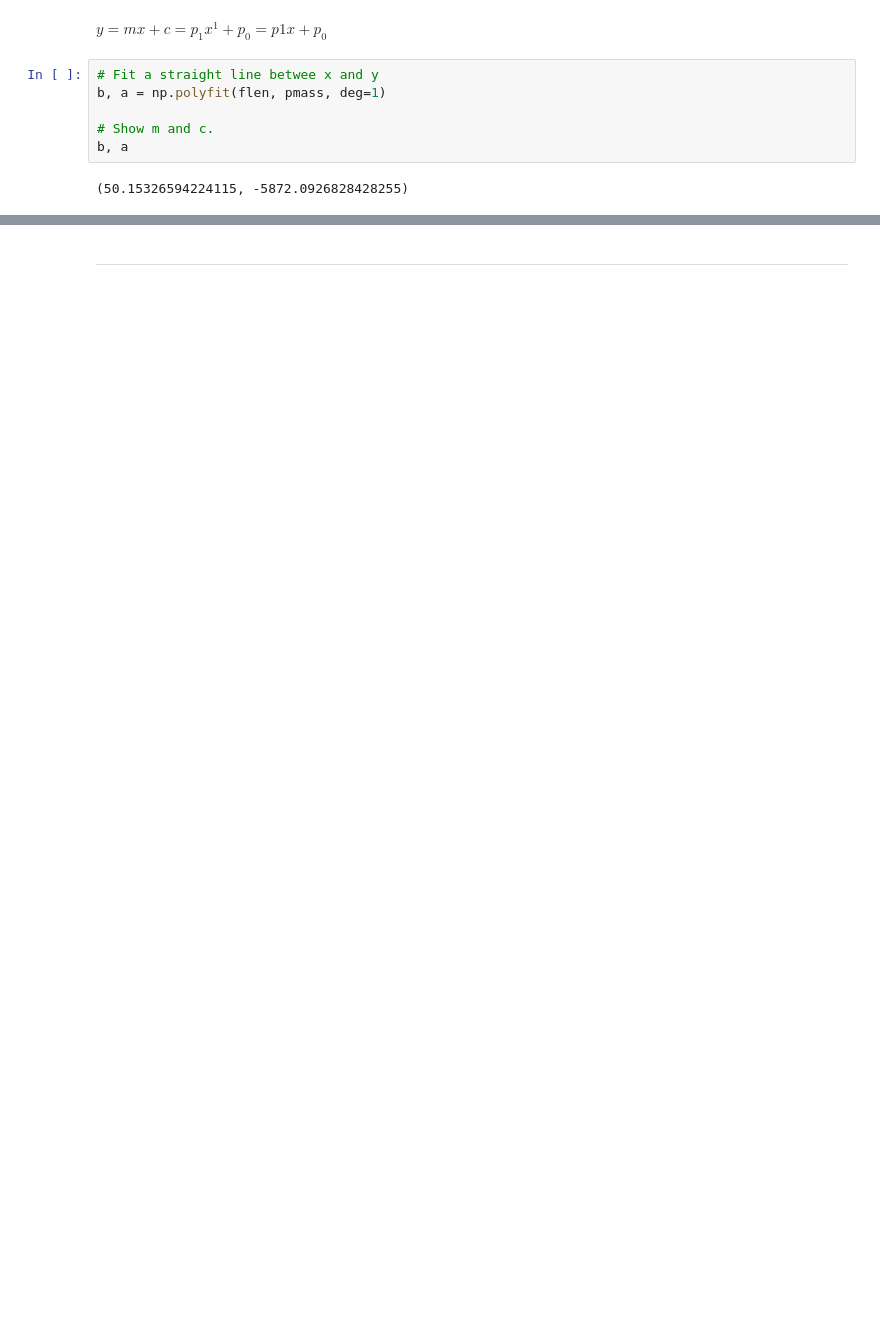
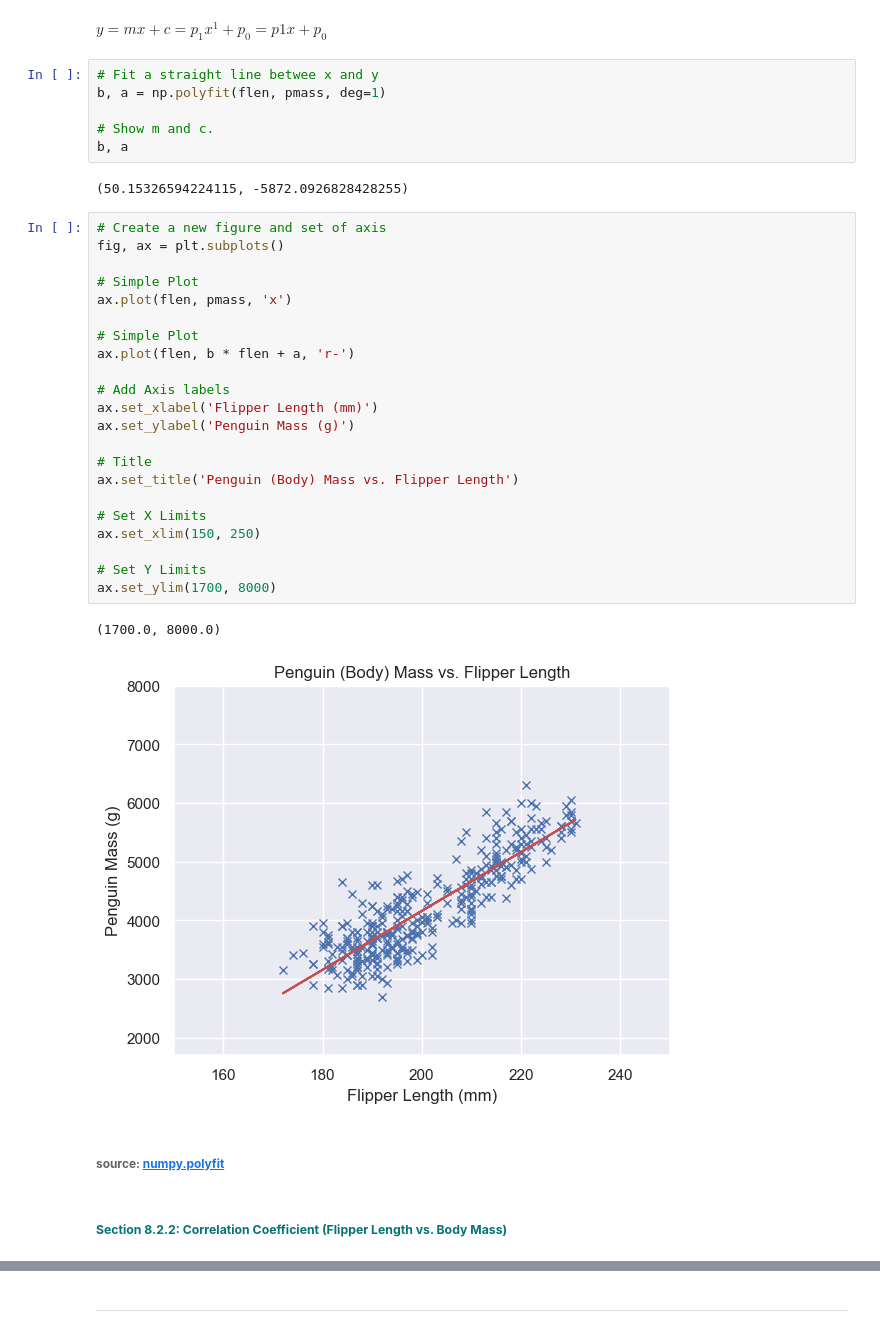
Before and after one commit to galto4/mywork, a Jupyter notebook: penguins.ipynb, the cells around one changed output, grey strips where cells are left out. Cells and saved outputs as stored; diff of their text form; blank space fills up the shorter version.

```diff
--- a/penguins.ipynb
+++ b/penguins.ipynb
@@ -470,3 +522,32 @@ b, a = np.polyfit(flen, pmass, deg=1)
 b, a
 # %% [output]
 (50.15326594224115, -5872.0926828428255)
+# %%
+# Create a new figure and set of axis
+fig, ax = plt.subplots()
+
+# Simple Plot
+ax.plot(flen, pmass, 'x')
+
+# Simple Plot
+ax.plot(flen, b * flen + a, 'r-')
+
+# Add Axis labels
+ax.set_xlabel('Flipper Length (mm)')
+ax.set_ylabel('Penguin Mass (g)')
+
+# Title
+ax.set_title('Penguin (Body) Mass vs. Flipper Length')
+
+# Set X Limits
+ax.set_xlim(150, 250)
+
+# Set Y Limits
+ax.set_ylim(1700, 8000)
+# %% [output]
+(1700.0, 8000.0)
+[figure, added]
+# %% [markdown]
+###### <b>source: [numpy.polyfit](https://numpy.org/doc/stable/reference/generated/numpy.polyfit.html)</b>
+# %% [markdown]
+##### <font color='#047374'><b>Section 8.2.2: Correlation Coefficient (Flipper Length vs. Body Mass)</font></b><a class="anchor" id="section822"></a>
```
Also changed, not shown: parts of 36 cells of this notebook.
